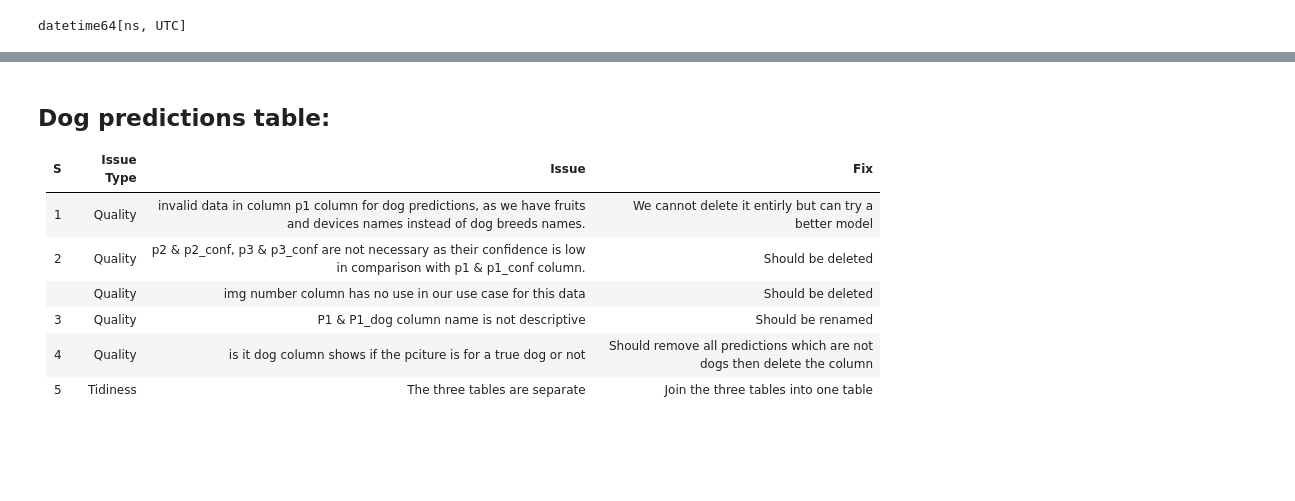
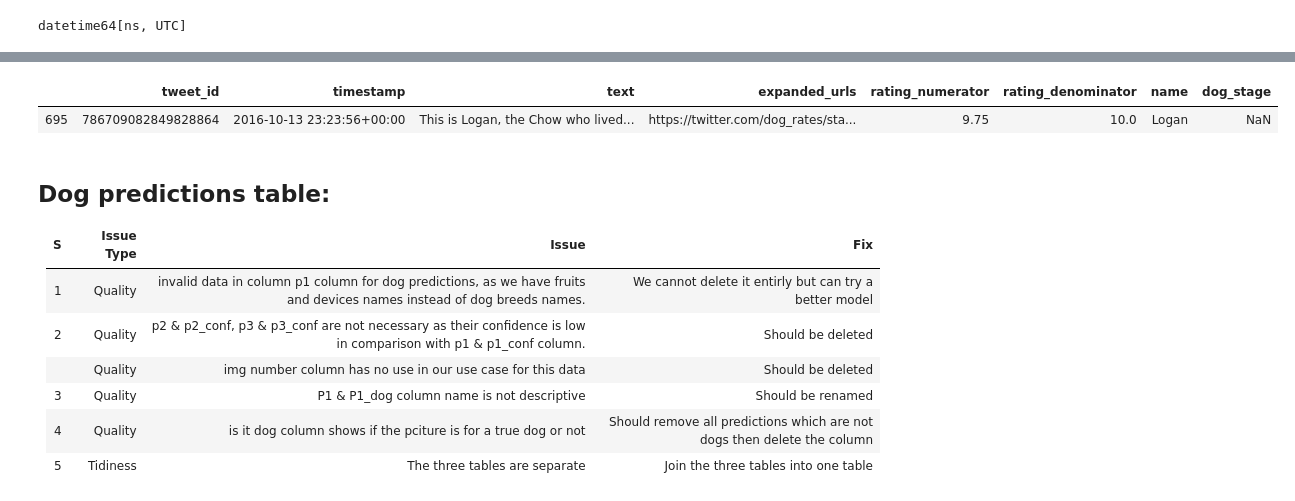
Before and after one commit to rimoun-g/Data_Wrangling_project-Python, a Jupyter notebook: wrangle_act.ipynb, the cells around one changed output, grey strips where cells are left out. Cells and saved outputs as stored; diff of their text form; code cells hidden in the pictures; blank space fills up the shorter version.

```diff
--- a/wrangle_act.ipynb
+++ b/wrangle_act.ipynb
@@ -619,3 +647,19 @@ memory usage: 163.7+ KB
+# %%
+# 10.
+# Define
+# Extract the values from text column to get the right numerator correctly
+
+# Code
+rating = df_tweets_enhanced_cleaned.text.str.extract('((?:\d+\.)?\d+)\/(\d+)', expand=True)
+rating.columns = ['rating_numerator', 'rating_denominator']
+df_tweets_enhanced_cleaned.rating_numerator = rating.rating_numerator
+
+# Test
+## the tweet id of the wrong value we found in assessment
+df_tweets_enhanced_cleaned[df_tweets_enhanced_cleaned.tweet_id == 786709082849828864]
+# %% [output]
+|  | tweet_id | timestamp | text | expanded_urls | rating_numerator | rating_denominator | name | dog_stage |
+| 695 | 786709082849828864 | 2016-10-13 23:23:56+00:00 | This is Logan, the Chow who lived... | https://twitter.com/dog_rates/sta... | 9.75 | 10.0 | Logan | NaN |
 # %% [markdown]
 <a id="dogpreds_clean"></a>
 ## Dog predictions table:
```
Also changed, not shown: parts of 40 cells of this notebook, 3 other files.
